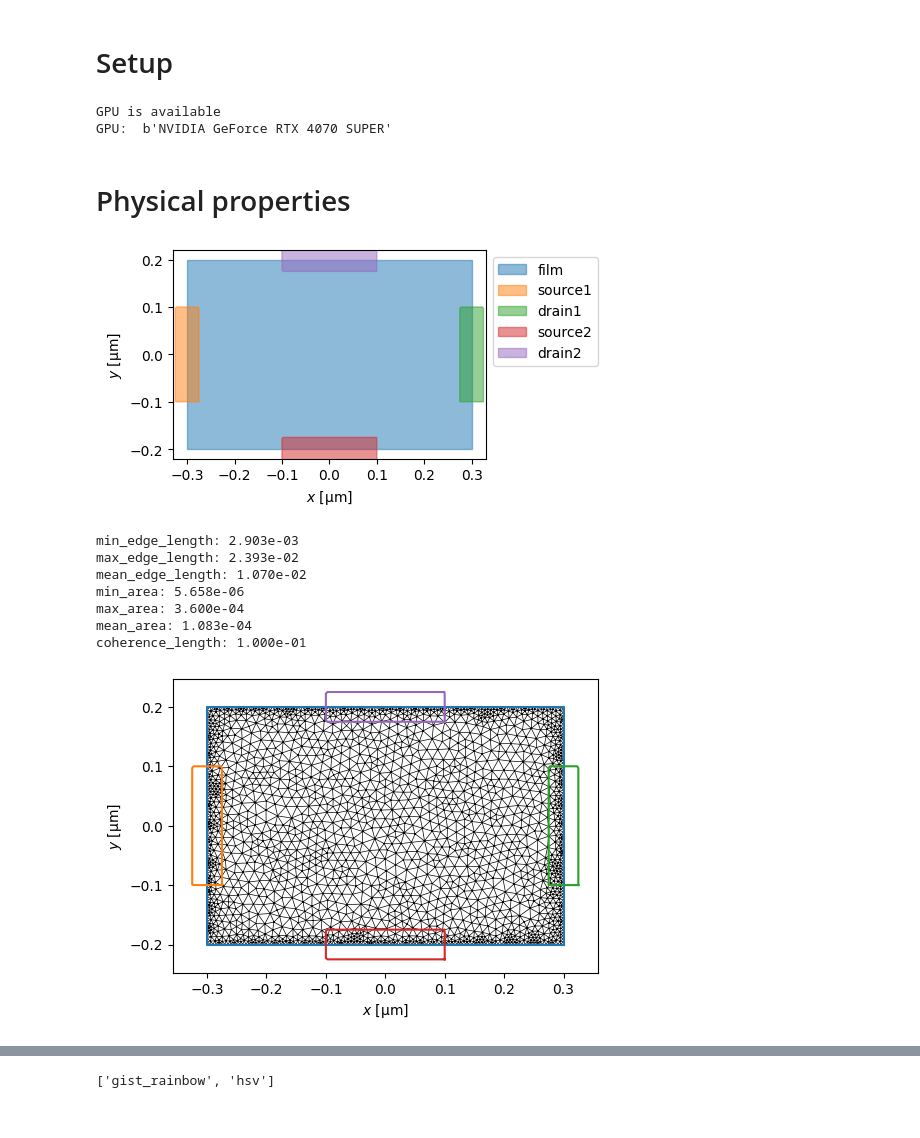
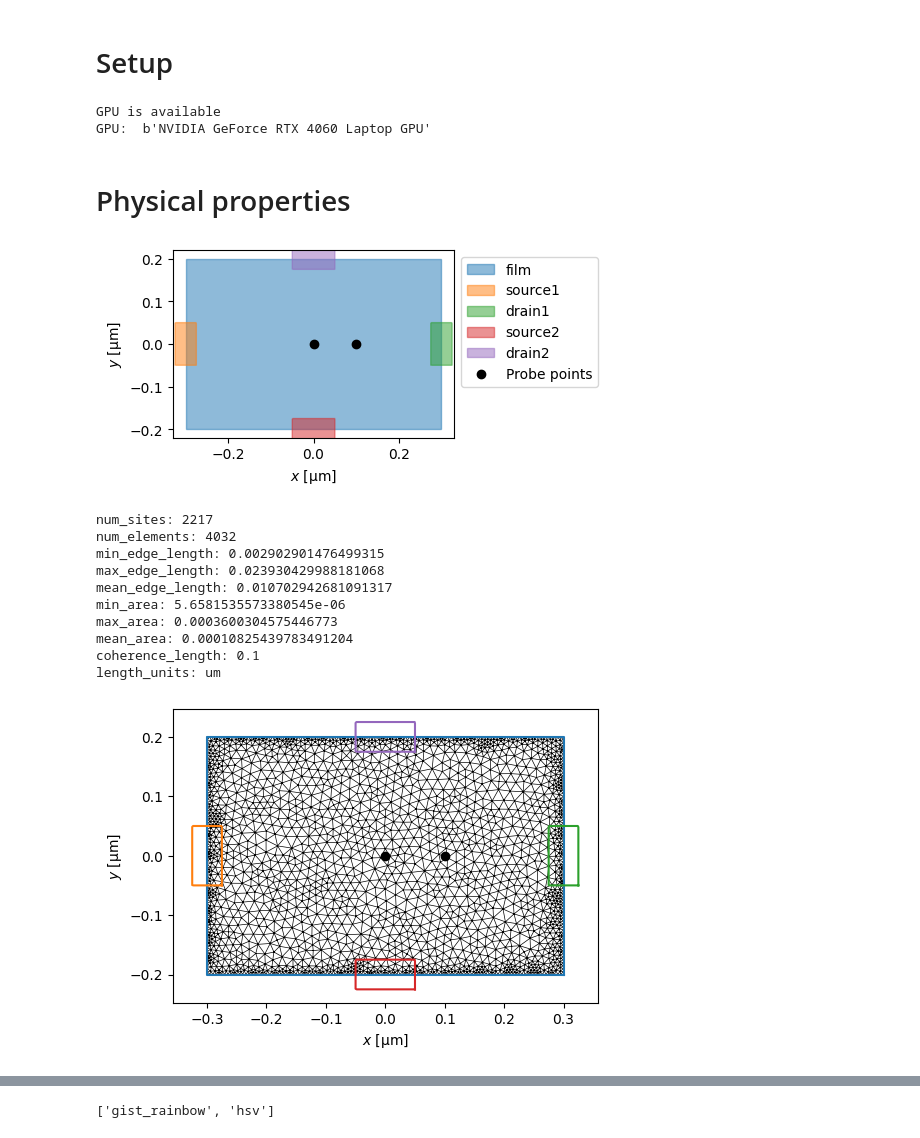
Before and after one commit to nick0413/TDGL_simulation, a Jupyter notebook: 4voltage_sources.ipynb, the cells around one changed output, grey strips where cells are left out. Saved outputs shown, nothing was run; the diff lists cells and outputs as text; code cells hidden in the pictures.

```diff
--- a/4voltage_sources.ipynb
+++ b/4voltage_sources.ipynb
@@ -45,58 +45,62 @@ def make_video_from_solution(
 				figure_kwargs=dict(figsize=figsize, dpi=100),
 				vmin=vmin_a,
 				vmax=vmax_a,
-				cmap_a=cmap_b,
+				cmap=cmap_b,
 			)
 			video = anim.to_html5_video()
 		return HTML(video)
 # %% [output]
 GPU is available
-GPU:  b'NVIDIA GeForce RTX 4070 SUPER'
+GPU:  b'NVIDIA GeForce RTX 4060 Laptop GPU'
 # %% [markdown]
 # Physical properties
 # %%
 length_units = "um"
 # Material parameters
 xi = 0.1
 london_lambda = 2
 d = 0.1
 layer = tdgl.Layer(coherence_length=xi, london_lambda=london_lambda, thickness=d, gamma=1)
 
 width = 0.6
 height = 0.4
 
 film = tdgl.Polygon('film', points=box(width, height)).resample(401).buffer(0)
 
 
-source1 = tdgl.Polygon('source1', points=box(0.05,0.2)).translate(-width/2, 0 ).buffer(0)
-drain1 = tdgl.Polygon('drain1', points=box(0.05,0.2)).translate(width/2, 0 ).buffer(0)
-source2 = tdgl.Polygon('source2', points=box(0.2,0.05)).translate(0,-height/2 ).buffer(0)
-drain2 = tdgl.Polygon('drain2', points=box(0.2,0.05)).translate(0,height/2).buffer(0)
+source1 = tdgl.Polygon('source1', points=box(0.05,0.1)).translate(-width/2, 0 ).buffer(0)
+drain1 = tdgl.Polygon('drain1', points=box(0.05,0.1)).translate(width/2, 0 ).buffer(0)
+source2 = tdgl.Polygon('source2', points=box(0.1,0.05)).translate(0,-height/2 ).buffer(0)
+drain2 = tdgl.Polygon('drain2', points=box(0.1,0.05)).translate(0,height/2).buffer(0)
 
 
 device=tdgl.Device("2currents",
 				   layer=layer
 				   ,film=film
 				   ,terminals= [source1,drain1,source2,drain2]
 				   ,length_units=length_units
+				   ,probe_points=[((0, 0),(0.1,0))]
 				   )
 
 fig,ax=device.draw()
 # %% [output]
-[figure, old version]
+[figure, new version]
 # %%
 device.make_mesh(max_edge_length=xi / 4, smooth=100)
 device.mesh_stats(print_b=True)
 fig, ax = device.plot(mesh=True, legend=False)
 # %% [output]
-min_edge_length: 2.903e-03
-max_edge_length: 2.393e-02
-mean_edge_length: 1.070e-02
-min_area: 5.658e-06
-max_area: 3.600e-04
-mean_area: 1.083e-04
-coherence_length: 1.000e-01
+num_sites: 2217
+num_elements: 4032
+min_edge_length: 0.002902901476499315
+max_edge_length: 0.023930429988181068
+mean_edge_length: 0.010702942681091317
+min_area: 5.6581535573380545e-06
+max_area: 0.0003600304575446773
+mean_area: 0.00010825439783491204
+coherence_length: 0.1
+length_units: um
-[figure, old version]
+[figure, new version]
 # %%
 
 
```
Also changed, not shown: parts of 3 cells of this notebook.
